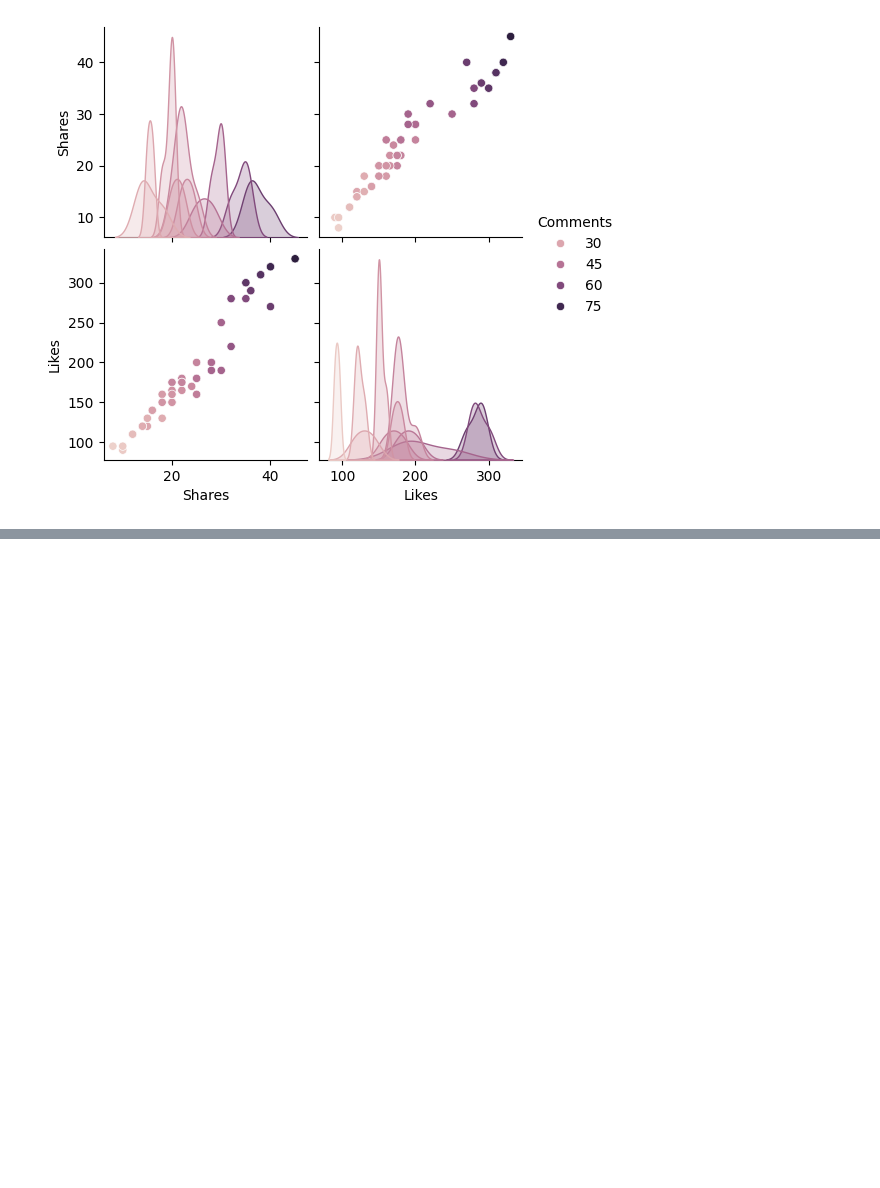
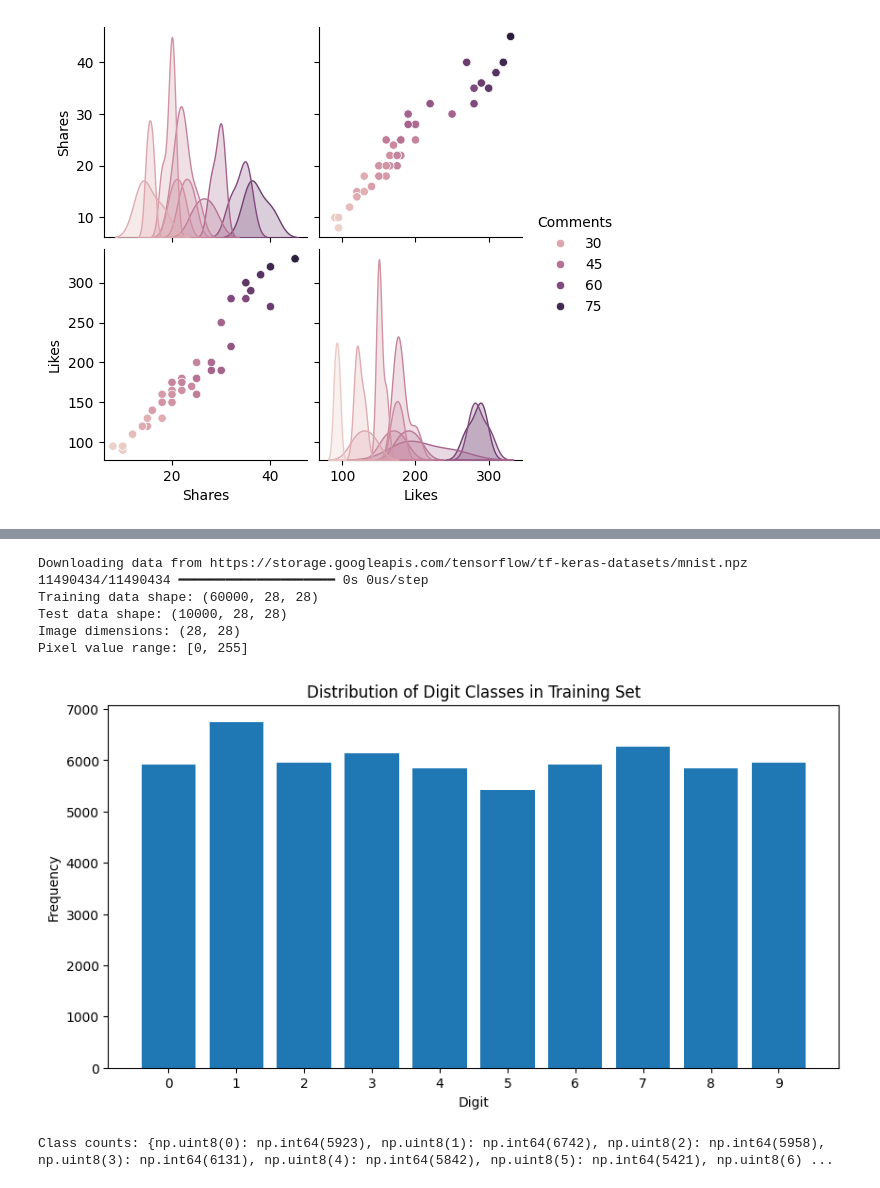
Before and after one commit to harshit234/day-46, a Jupyter notebook: day-46/assignment_46.ipynb, the cells around one changed output, grey strips where cells are left out. Cells and saved outputs as stored; diff of their text form; code cells hidden in the pictures; blank space fills up the shorter version.

Commit message:
Add characterisation for social media and MNIST datasets with CNN preprocessing

```diff
--- a/day-46/assignment_46.ipynb
+++ b/day-46/assignment_46.ipynb
@@ -104,0 +108,33 @@ if engagement_cols:
+# %%
+import numpy as np
+import matplotlib.pyplot as plt
+from tensorflow.keras.datasets import mnist
+
+# Load data
+(x_train, y_train), (x_test, y_test) = mnist.load_data()
+
+print(f'Training data shape: {x_train.shape}')
+print(f'Test data shape: {x_test.shape}')
+print(f'Image dimensions: {x_train.shape[1:]}')
+print(f'Pixel value range: [{x_train.min()}, {x_train.max()}]')
+# %% [output]
+Downloading data from https://storage.googleapis.com/tensorflow/tf-keras-datasets/mnist.npz
+11490434/11490434 ━━━━━━━━━━━━━━━━━━━━ 0s 0us/step
+Training data shape: (60000, 28, 28)
+Test data shape: (10000, 28, 28)
+Image dimensions: (28, 28)
+Pixel value range: [0, 255]
+# %%
+# Characterise class distribution
+unique, counts = np.unique(y_train, return_counts=True)
+plt.figure(figsize=(10, 5))
+plt.bar(unique, counts, tick_label=unique)
+plt.title('Distribution of Digit Classes in Training Set')
+plt.xlabel('Digit')
+plt.ylabel('Frequency')
+plt.show()
+
+print("Class counts:", dict(zip(unique, counts)))
+# %% [output]
+[figure, added]
+Class counts: {np.uint8(0): np.int64(5923), np.uint8(1): np.int64(6742), np.uint8(2): np.int64(5958), np.uint8(3): np.int64(6131), np.uint8(4): np.int64(5842), np.uint8(5): np.int64(5421), np.uint8(6) ...
```
Also changed, not shown: parts of 3 cells of this notebook.
